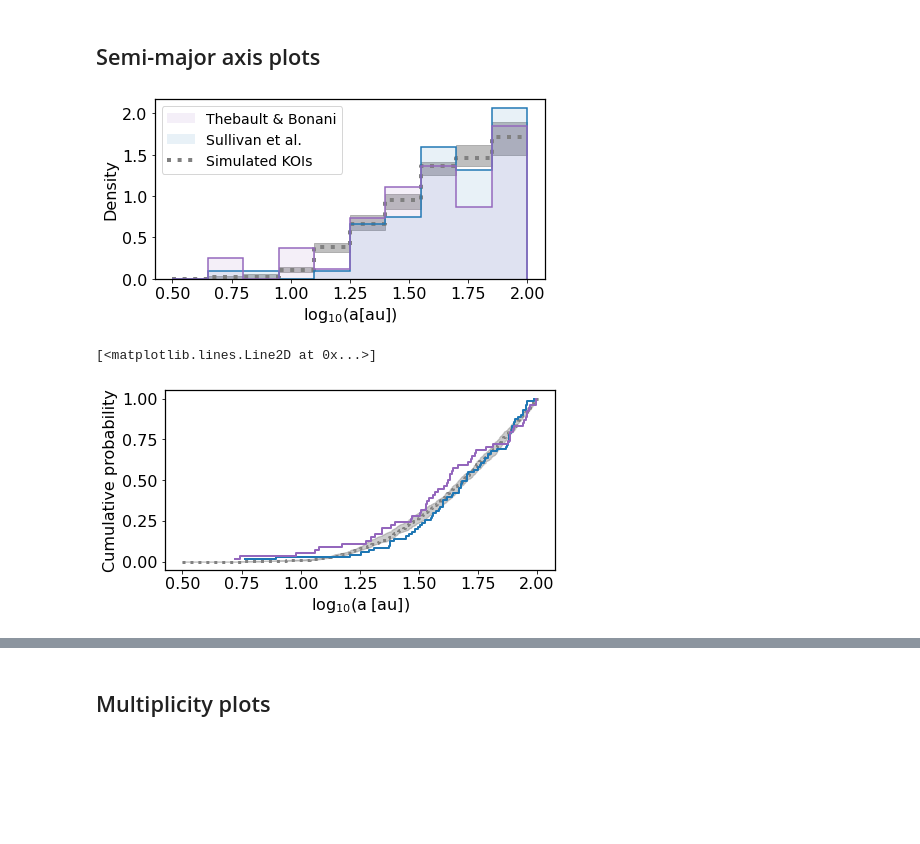
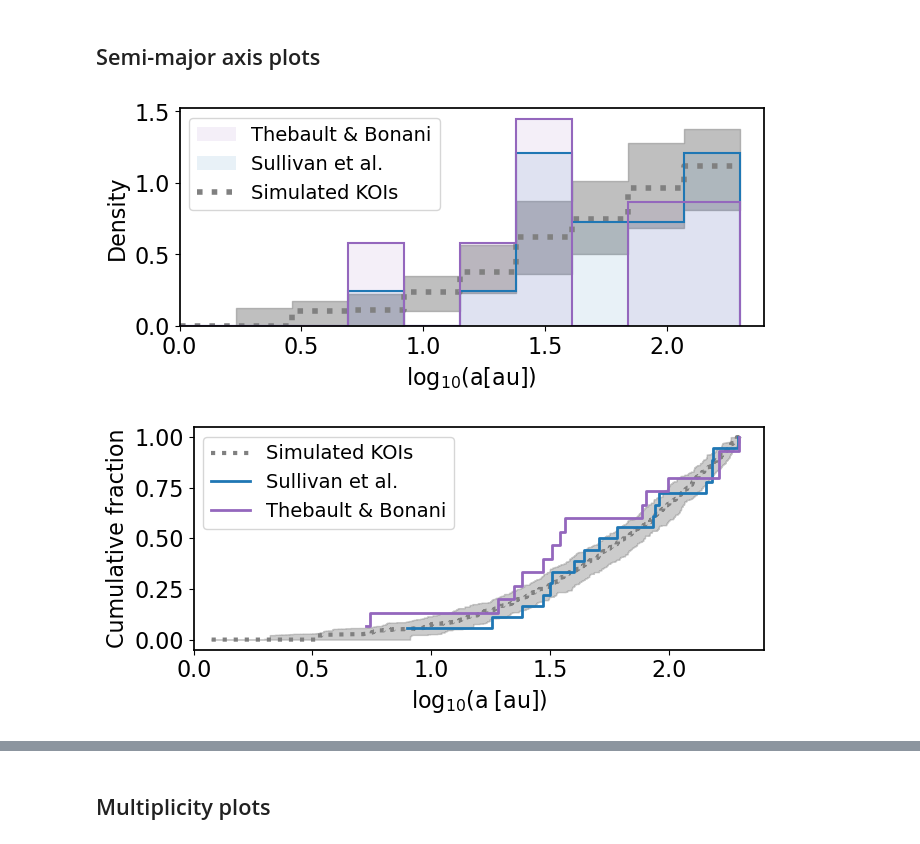
Before and after one commit to ernewton/importance_of_binarity, a Jupyter notebook: 3. Toy model and results.ipynb, the cells around one changed output, grey strips where cells are left out. Saved outputs shown, nothing was run; the diff lists cells and outputs as text; code cells hidden in the pictures; blank space fills up the shorter version.

```diff
--- a/3. Toy model and results.ipynb
+++ b/3. Toy model and results.ipynb
@@ -6,8 +6,8 @@ import matplotlib.pyplot as plt
 import numpy as np
 import matplotlib as mpl
 import pickle
-import pandas as pd
 from scipy import stats
+import scipy
 
 
 # my preferred settings
@@ -20,21 +20,20 @@ mpl.rc('ytick',labelsize = 16)
 mpl.rc('mathtext', default = 'regular')
 plt.rcParams['savefig.dpi'] = 400
 
-from sbin.complexity import ecdf_confidence, create_complexity_df
 import seaborn as sns
 
 from sbin.SuppressionSimulator import SuppressionSimulator
 from sbin.simulation_helper import run_trials
-from sbin.plotting_utilities import plot_hist_confidence, plot_semimajor_ecdf, ecdf_grid
-from sbin.complexity import gap_complexity
+from sbin.plotting_utilities import plot_hist_confidence, plot_ecdf_confidence, ecdf_grid
+from sbin.complexity import create_complexity_df
 
-sup_method='snow'
+sup_method='moekratter'
 sample = 'confirmed'
 
 if sup_method=='simple':
     from sbin.suppression_utilities import suppression_factor_simple as my_suppression_factor
 elif sup_method=='moekratter':
-    from sbin.suppression_utilities import suppression_factor as my_suppression_factor
+    from sbin.suppression_utilities import suppression_factor_mk21 as my_suppression_factor
 elif sup_method=='50':
     from sbin.suppression_utilities import suppression_factor_50 as my_suppression_factor
 elif sup_method=='snow':
@@ -87,57 +91,66 @@ sim = SuppressionSimulator(
 # ------------------------------------------------------------------
 res_systems, res_planets  = run_trials(
     simulator=sim,
-    n_trials=10)
+    n_trials=100)
 # %% [markdown]
 ## Semi-major axis plots
 # %%
 fig, ax = plt.subplots(1, 1, figsize=(7,3.3), sharex=True, sharey=True)
-log_min, log_max = 0.5, 2.0
+log_min, log_max = 0., 2.3
 n_bins = 10
 bins   = np.linspace(log_min, log_max, n_bins + 1)   # bin edges
 
 plot_hist_confidence(ax,
                     res_systems.survived_semimajor_by_system,
                     bins=bins,
                     log_flag=True)
 ax.set_xlabel(r'$\log_{10}(a [au])$')
 ax.set_ylabel('Density')
 
 plt.hist(np.log10(binary_separations_sullivan),
          density=True, bins=bins, histtype='step',
          color='C0', alpha=1, lw=1.5)
 plt.hist(np.log10(binary_separations_sullivan),
          density=True, bins=bins, histtype='stepfilled',
          color='C0', alpha=0.1, label='Sullivan et al.')
 
 plt.hist(np.log10(binary_separations_tb),
          density=True, bins=bins, histtype='step',
          color='C4', alpha=1, lw=1.5)
 plt.hist(np.log10(binary_separations_tb),
          density=True, bins=bins, histtype='stepfilled',
          color='C4', alpha=0.1, label='Thebault & Bonani')
 
 handles, labels = plt.gca().get_legend_handles_labels()
 legend = plt.gca().legend(handles[::-1], labels[::-1], loc='upper left')
+plt.xlim(log_min, log_max+0.1)
+plt.tight_layout()
+plt.savefig('plots/loga_'+sup_method+'.png')
 
-plt.savefig('plots/loga_'+sup_method+'.png')
+
+fig, ax = plt.subplots(1, 1, figsize=(7,3.3), sharex=True, sharey=True)
+plot_ecdf_confidence(ax,
+                     res_systems.survived_semimajor_by_system,
+                     log_flag=True)
+ax.set_xlabel(r'$\log_{10}(a\;[\mathrm{au}])$')
+
+
+log_obs = np.log10(binary_separations_sullivan)   # work in log10 just like the sims
+xs_obs, ys_obs = ecdf_grid(log_obs[log_obs<log_max])
+plt.step(xs_obs, ys_obs, where='post',
+        color='C0', lw=2, linestyle='-', label='Sullivan et al.')
+
+log_obs = np.log10(binary_separations_tb)   # work in log10 just like the sims
+xs_obs, ys_obs = ecdf_grid(log_obs[log_obs<log_max])
+plt.step(xs_obs, ys_obs, where='post',
+        color='C4', lw=2, linestyle='-', label='Thebault & Bonani')
+
+ax.set_ylabel('Cumulative fraction')
+plt.legend()
+plt.xlim(log_min, log_max+0.1)
+plt.tight_layout()
 # %% [output]
-[figure, old version]
+[figure, new version]
+[figure, added]
-# %%
-fig, ax = plt.subplots(1, 1, figsize=(7,3.3), sharex=True, sharey=True)
-plot_semimajor_ecdf(ax, res_systems.survived_semimajor_by_system)
-
-log_obs = np.log10(binary_separations_sullivan)   # work in log10 just like the sims
-xs_obs, ys_obs = ecdf_grid(log_obs[log_obs<2])
-plt.step(xs_obs, ys_obs, where='post',
-        color='C0', lw=2, linestyle='-', label='Sullivan et al.')
-
-log_obs = np.log10(binary_separations_tb)   # work in log10 just like the sims
-xs_obs, ys_obs = ecdf_grid(log_obs[log_obs<2])
-plt.step(xs_obs, ys_obs, where='post',
-        color='C4', lw=2, linestyle='-', label='Thebault & Bonani')
-# %% [output]
-[<matplotlib.lines.Line2D at 0x...>]
-[figure, removed]
 # %%
 
```
Also changed, not shown: parts of 11 cells of this notebook, 7 other files.
